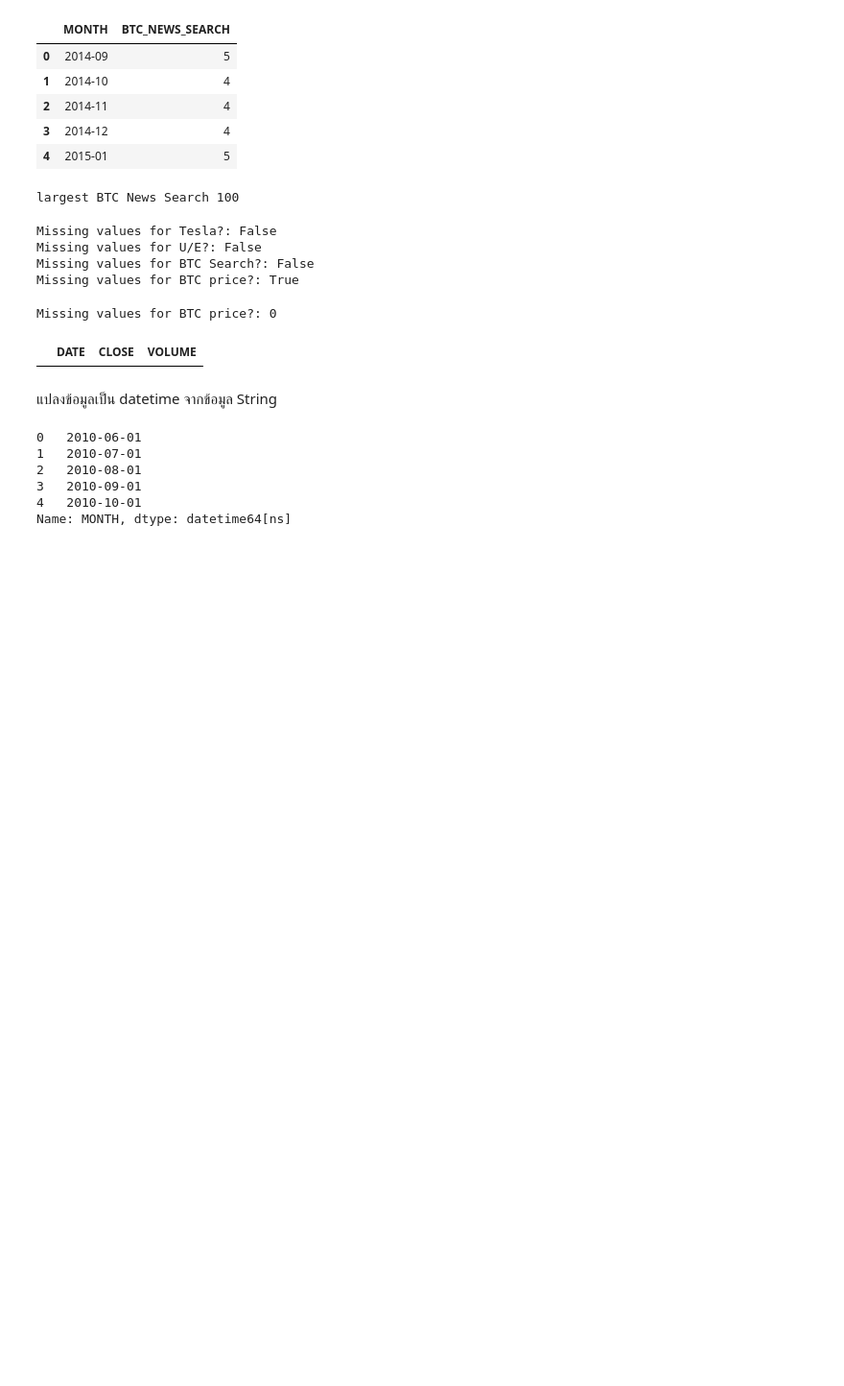
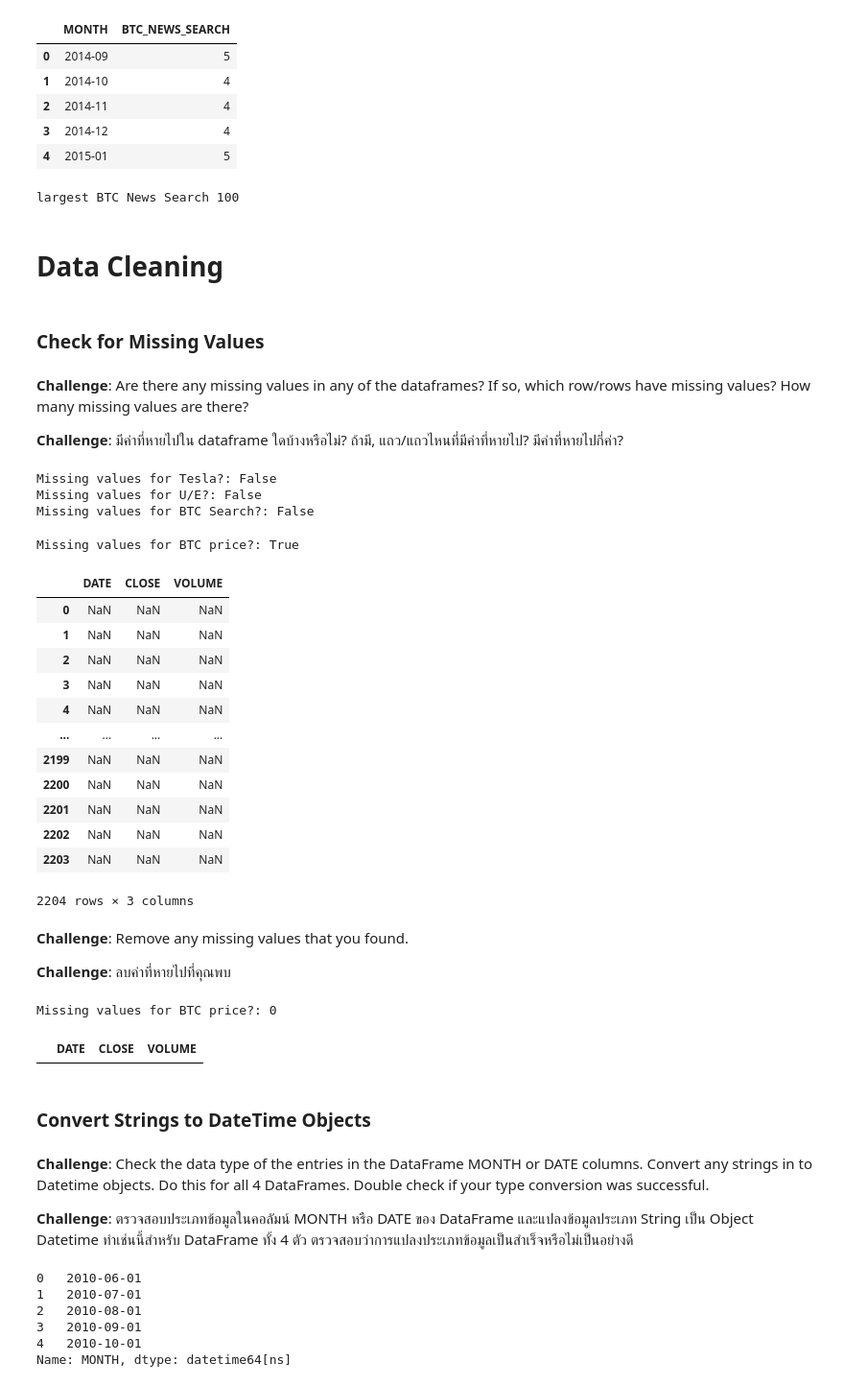
Before and after one commit to olanlab/python-bootcamp, a Jupyter notebook: 16-data/data-visualisation/google-trend/google-trend-finished.ipynb, the cells around one changed output. Shown at 96% size. Drawn from its saved outputs; the diff is of its cells as text; code cells hidden in the pictures; blank space fills up the shorter version.

Commit message:
updated data

```diff
--- a/16-data/data-visualisation/google-trend/google-trend.ipynb
+++ b/16-data/data-visualisation/google-trend/google-trend-finished.ipynb
@@ -83,16 +132,46 @@ df_btc_search.head()
 print(f'largest BTC News Search {df_btc_search.BTC_NEWS_SEARCH.max()}')
 # %% [output]
 largest BTC News Search 100
+# %% [markdown]
+# Data Cleaning
+# %% [markdown]
+### Check for Missing Values
+# %% [markdown]
+**Challenge**: Are there any missing values in any of the dataframes? If so, which row/rows have missing values? How many missing values are there?
+
+**Challenge**: มีค่าที่หายไปใน dataframe ใดบ้างหรือไม่? ถ้ามี, แถว/แถวไหนที่มีค่าที่หายไป? มีค่าที่หายไปกี่ค่า?
 # %%
 print(f'Missing values for Tesla?: {df_tesla.isna().values.any()}')
 print(f'Missing values for U/E?: {df_unemployment.isna().values.any()}')
 print(f'Missing values for BTC Search?: {df_btc_search.isna().values.any()}')
-print(f'Missing values for BTC price?: {df_btc_price.isna().values.any()}')
 # %% [output]
 Missing values for Tesla?: False
 Missing values for U/E?: False
 Missing values for BTC Search?: False
-Missing values for BTC price?: True
+# %%
+print(f'Missing values for BTC price?: {df_btc_price.isna().values.any()}')
+# %% [output]
+Missing values for BTC price?: True
+# %%
+df_btc_price[df_btc_price.isna()]
+# %% [output]
+|  | DATE | CLOSE | VOLUME |
+| 0 | NaN | NaN | NaN |
+| 1 | NaN | NaN | NaN |
+| 2 | NaN | NaN | NaN |
+| 3 | NaN | NaN | NaN |
+| 4 | NaN | NaN | NaN |
+| ... | ... | ... | ... |
+| 2199 | NaN | NaN | NaN |
+| 2200 | NaN | NaN | NaN |
+| 2201 | NaN | NaN | NaN |
+| 2202 | NaN | NaN | NaN |
+| 2203 | NaN | NaN | NaN |
+2204 rows × 3 columns
+# %% [markdown]
+**Challenge**: Remove any missing values that you found.
+
+**Challenge**: ลบค่าที่หายไปที่คุณพบ
 # %%
 # df_btc_price = df_btc_price.dropna()
 df_btc_price.dropna(inplace=True)
@@ -102,8 +181,13 @@ df_btc_price[df_btc_price.CLOSE.isna()]
 # %% [output]
 Missing values for BTC price?: 0
 |  | DATE | CLOSE | VOLUME |
-# %% [markdown]
-แปลงข้อมูลเป็น datetime จากข้อมูล String
+# %% [markdown]
+### Convert Strings to DateTime Objects
+# %% [markdown]
+**Challenge**: Check the data type of the entries in the DataFrame MONTH or DATE columns. Convert any strings in to Datetime objects. Do this for all 4 DataFrames. Double check if your type conversion was successful.
+
+
+**Challenge**: ตรวจสอบประเภทข้อมูลในคอลัมน์ MONTH หรือ DATE ของ DataFrame และแปลงข้อมูลประเภท String เป็น Object Datetime ทำเช่นนี้สำหรับ DataFrame ทั้ง 4 ตัว ตรวจสอบว่าการแปลงประเภทข้อมูลเป็นสำเร็จหรือไม่เป็นอย่างดี
 # %%
 df_tesla.MONTH = pd.to_datetime(df_tesla.MONTH)
 df_btc_search.MONTH = pd.to_datetime(df_btc_search.MONTH)
```
Also changed, not shown: parts of 35 cells of this notebook, 11 other files.
